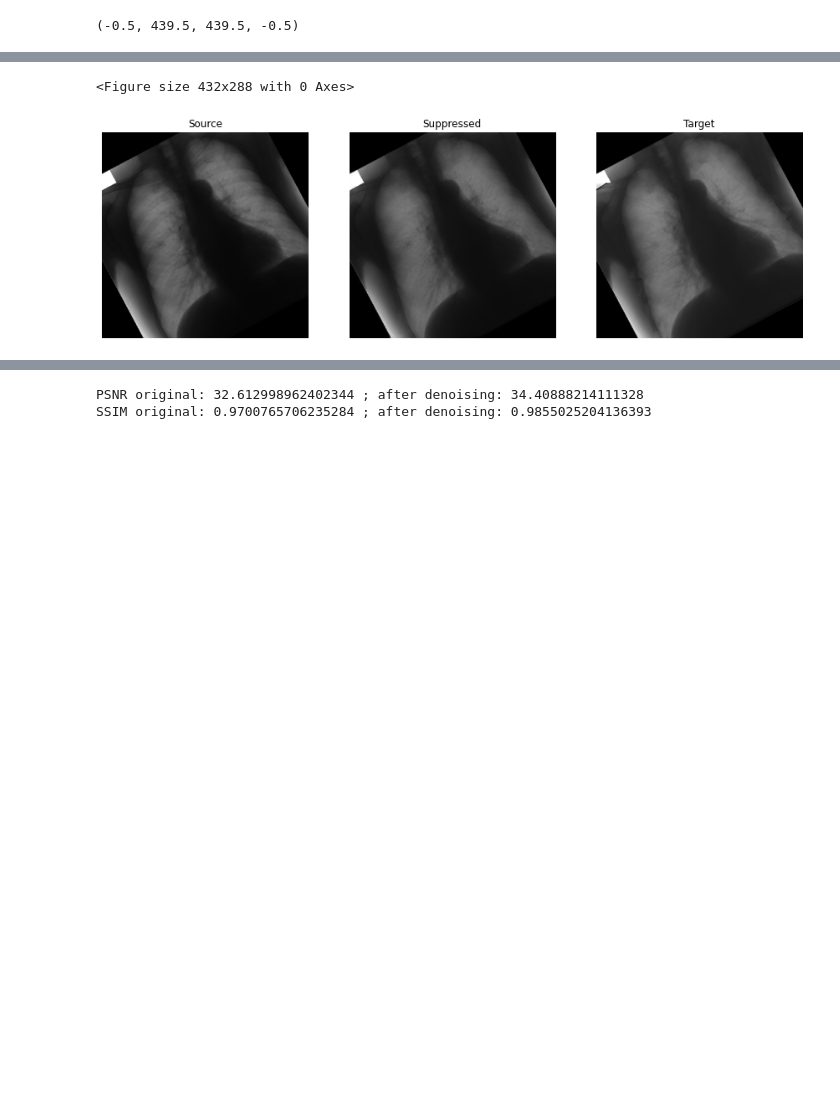
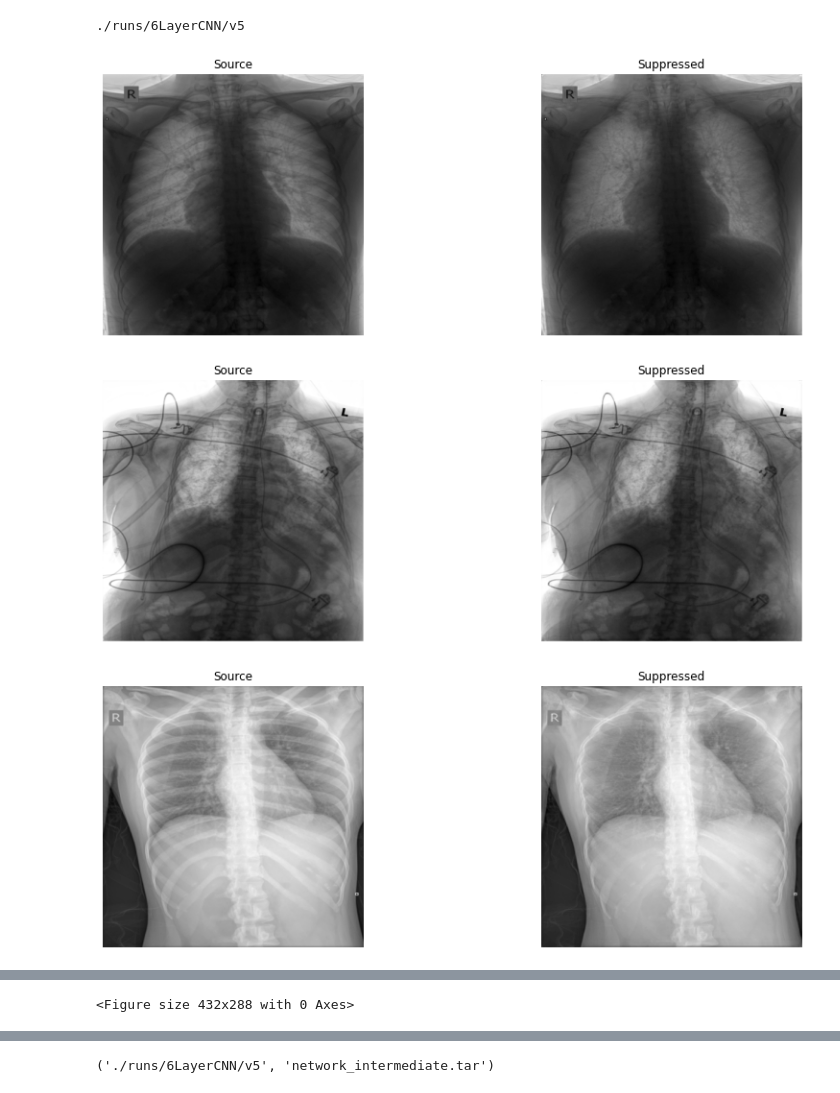
Before and after one commit to danielnflam/Deep-Learning-Models-for-bone-suppression-in-chest-radiographs, a Jupyter notebook: analysis_script.ipynb, the cells around one changed output, grey strips where cells are left out. Saved outputs shown, nothing was run; the diff lists cells and outputs as text; code cells hidden in the pictures; blank space fills up the shorter version.

```diff
--- a/analysis_script.ipynb
+++ b/analysis_script.ipynb
@@ -67,16 +88,33 @@ Using 6-Layer MultiCNN Model.
 # %%
 # Display
-batch_idx = 8
-plt.figure(1)
-fig, ax = plt.subplots(1,3, figsize=(15,15))
-ax[0].imshow(sample["source"][batch_idx,0,:],cmap='gray')
-ax[0].set_title("Source")
-ax[0].axis("off")
-ax[1].imshow(out[batch_idx,0,:],cmap='gray')
-ax[1].set_title("Suppressed")
-ax[1].axis("off")
-ax[2].imshow(sample["boneless"][batch_idx,0,:],cmap='gray')
-ax[2].set_title("Target")
-ax[2].axis("off")
+save_directory = os.path.split(PATH_SAVE_NETWORK_INTERMEDIATE)[0]
+print(save_directory)
+for batch_idx in range(_batch_size):
+    if "boneless" in keys_images:
+        plt.figure(1)
+        fig, ax = plt.subplots(1,3, figsize=(15,5))
+        ax[0].imshow(sample["source"][batch_idx,0,:],cmap='gray')
+        ax[0].set_title("Source")
+        ax[0].axis("off")
+        ax[1].imshow(out[batch_idx,0,:],cmap='gray')
+        ax[1].set_title("Suppressed")
+        ax[1].axis("off")
+        ax[2].imshow(sample["boneless"][batch_idx,0,:],cmap='gray')
+        ax[2].set_title("Ideal")
+        ax[2].axis("off")
+    else:
+        plt.figure(1)
+        fig, ax = plt.subplots(1,2, figsize=(15,5))
+        ax[0].imshow(sample["source"][batch_idx,0,:],cmap='gray')
+        ax[0].set_title("Source")
+        ax[0].axis("off")
+        ax[1].imshow(out[batch_idx,0,:],cmap='gray')
+        ax[1].set_title("Suppressed")
+        ax[1].axis("off")
+    if flag_savePictures:
+        plt.savefig(os.path.join(save_directory, switch + "_comparisonImages_"+ str(batch_idx) +".png"))
 # %% [output]
-(-0.5, 439.5, 439.5, -0.5)
+./runs/6LayerCNN/v5
+[figure, new version]
+[figure, added]
+[figure, added]
@@ -83,2 +127 @@ ax[2].axis("off")
 <Figure size 432x288 with 0 Axes>
-[figure, old version]
@@ -115,8 +159,31 @@ def SSIM(image, reference):
         iters+=1
     return out_list
 
-print("PSNR original: {} ; after denoising: {} ".format(PSNR(sample["source"], sample["boneless"]).mean(), PSNR(out, sample["boneless"]).mean()))
-print("SSIM original: {} ; after denoising: {} ".format(SSIM(sample["source"], sample["boneless"]).mean(), SSIM(out, sample["boneless"]).mean()))
+def MSE(image, reference):
+    # Assume the image
+    H = image.size(-2)
+    W = image.size(-1)
+    MSE = (1/(H*W))*torch.sum((torch.abs(image - reference))**2, (-1,-2))
+    out_list = np.squeeze(MSE.numpy())
+    return out_list
+
+psnr_dict={"source_to_boneless":[], "suppressed_to_boneless":[]}
+ssim_dict={"source_to_boneless":[], "suppressed_to_boneless":[]}
+MSE_dict ={"source_to_boneless":[], "suppressed_to_boneless":[]}
+if "boneless" in keys_images:
+    for sample in dl:
+        # Neural network
+        out = net(sample["source"])
+        out = out.detach()
+
+        psnr_dict["source_to_boneless"].append(PSNR(sample["source"], sample["boneless"]))
+        psnr_dict["suppressed_to_boneless"].append(PSNR(out, sample["boneless"]))
+        ssim_dict["source_to_boneless"].append(SSIM(sample["source"], sample["boneless"]))
+        ssim_dict["suppressed_to_boneless"].append(SSIM(out, sample["boneless"]))
+        MSE_dict["source_to_boneless"].append(MSE(sample["source"], sample["boneless"]))
+        MSE_dict["suppressed_to_boneless"].append(MSE(out, sample["boneless"]))
+#print("PSNR original: {} ; after denoising: {} ".format(PSNR(sample["source"], sample["boneless"]).mean(), PSNR(out, sample["boneless"]).mean()))
+#print("SSIM original: {} ; after denoising: {} ".format(SSIM(sample["source"], sample["boneless"]).mean(), SSIM(out, sample["boneless"]).mean()))
+print(os.path.split(PATH_SAVE_NETWORK_INTERMEDIATE))
 # %% [output]
-PSNR original: 32.612998962402344 ; after denoising: 34.40888214111328
-SSIM original: 0.9700765706235284 ; after denoising: 0.9855025204136393
+('./runs/6LayerCNN/v5', 'network_intermediate.tar')
```
Also changed, not shown: parts of 4 cells of this notebook, 2 other files.
